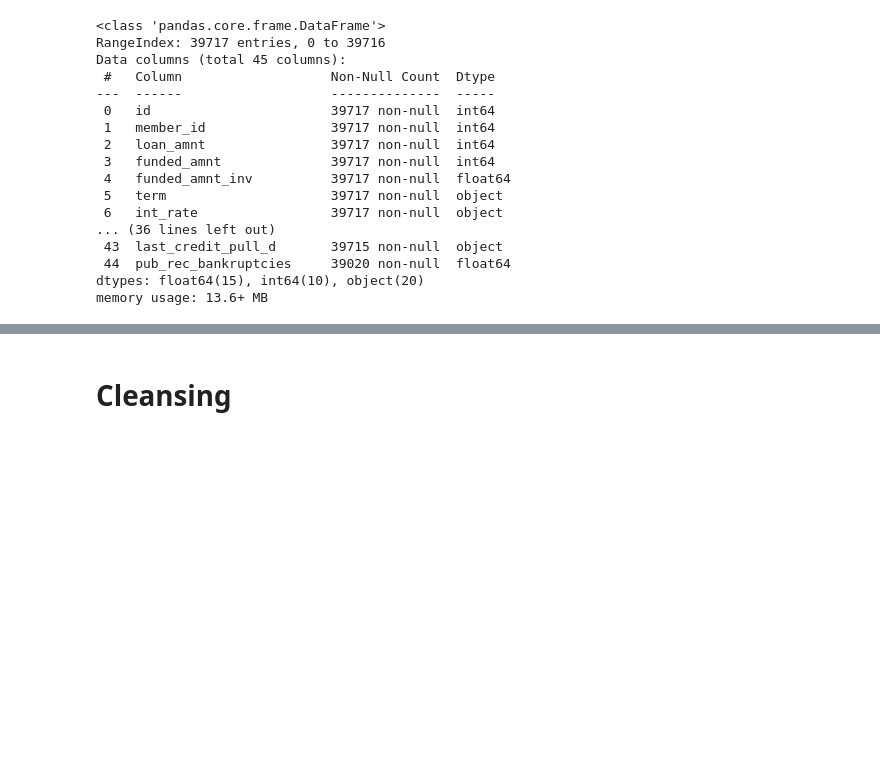
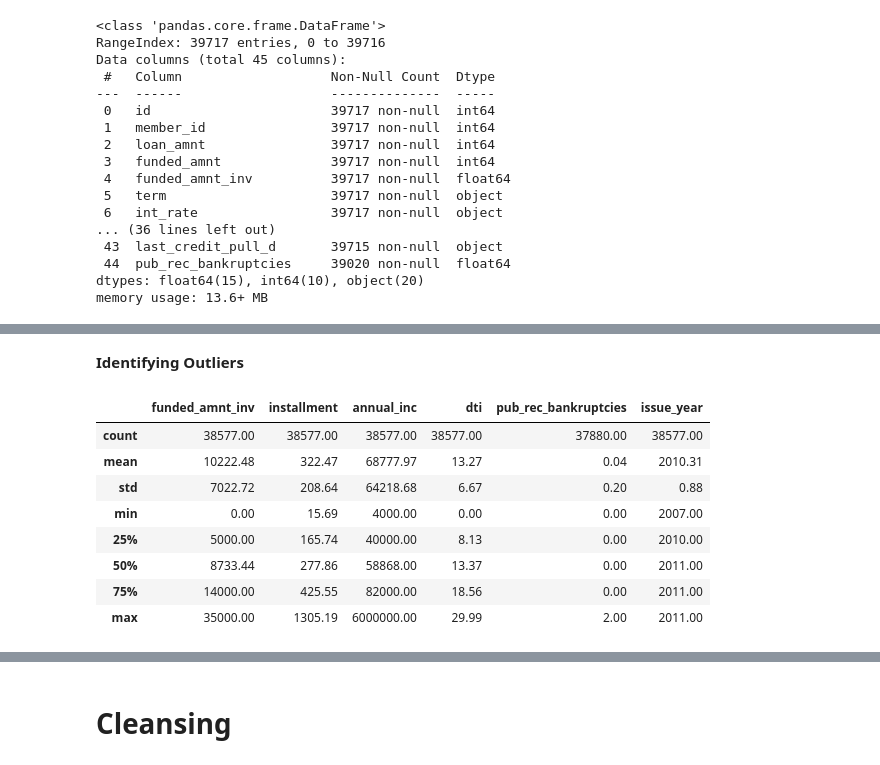
Before and after one commit to chitra-psg/lending-club, a Jupyter notebook: customer_loan_profile_analysis.ipynb, the cells around one changed output, grey strips where cells are left out. Saved outputs shown, nothing was run; the diff lists cells and outputs as text; code cells hidden in the pictures; blank space fills up the shorter version.

```diff
--- a/customer_loan_profile_analysis.ipynb
+++ b/customer_loan_profile_analysis.ipynb
@@ -147,0 +229,14 @@ memory usage: 13.6+ MB
+# %% [markdown]
+**Identifying Outliers**
+# %%
+df_closed_loan.describe()
+# %% [output]
+|  | funded_amnt_inv | installment | annual_inc | dti | pub_rec_bankruptcies | issue_year |
+| count | 38577.00 | 38577.00 | 38577.00 | 38577.00 | 37880.00 | 38577.00 |
+| mean | 10222.48 | 322.47 | 68777.97 | 13.27 | 0.04 | 2010.31 |
+| std | 7022.72 | 208.64 | 64218.68 | 6.67 | 0.20 | 0.88 |
+| min | 0.00 | 15.69 | 4000.00 | 0.00 | 0.00 | 2007.00 |
+| 25% | 5000.00 | 165.74 | 40000.00 | 8.13 | 0.00 | 2010.00 |
+| 50% | 8733.44 | 277.86 | 58868.00 | 13.37 | 0.00 | 2011.00 |
+| 75% | 14000.00 | 425.55 | 82000.00 | 18.56 | 0.00 | 2011.00 |
+| max | 35000.00 | 1305.19 | 6000000.00 | 29.99 | 2.00 | 2011.00 |
```
Also changed, not shown: parts of 19 cells of this notebook.
